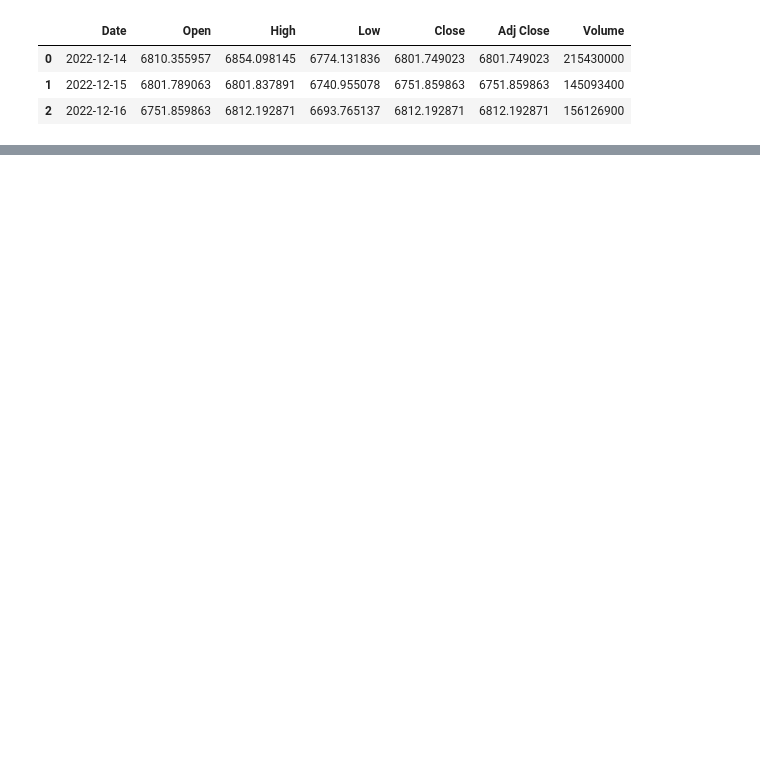
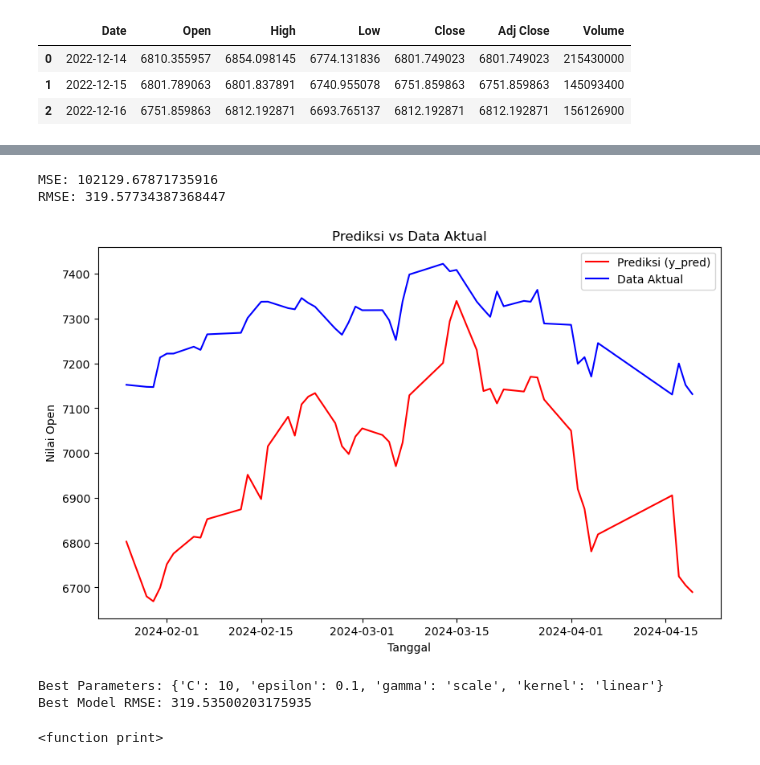
Before and after one commit to zyxn/stock_forecast_sentiment, a Jupyter notebook: notebooks/v1-wdy-svm.ipynb, the cells around one changed output, grey strips where cells are left out. Saved outputs shown, nothing was run; the diff lists cells and outputs as text; code cells hidden in the pictures; blank space fills up the shorter version.

```diff
--- a/notebooks/v1-wdy-svm.ipynb
+++ b/notebooks/v1-wdy-svm.ipynb
@@ -15,0 +185,5 @@ data.head(3)
+# %%
+scaled_val_data = scaler.fit_transform(validation_data)
+
+# Konversi data yang telah dinormalisasi kembali ke dalam DataFrame
+scaled_val_data = pd.DataFrame(scaled_val_data, columns=validation_data.columns)
@@ -15,0 +211,61 @@ data.head(3)
+# %%
+y_val_scaled = scaled_val_data[["Open(t)"]]  # Ambil kolom Open(t) sebagai target
+X_val_scaled = scaled_val_data.drop(["Open(t)", "Close(t)", "High(t)", "Low(t)", "Adj Close(t)"], axis=1)
+# %%
+y_val_pred = model_svm.predict(X_val_scaled)
+# %%
+mse = np.mean((y_val_pred - validation_data['Open(t)'])**2)
+
+# Menghitung Root Mean Squared Error (RMSE)
+rmse = np.sqrt(mse)
+
+print("MSE:", mse)
+print("RMSE:", rmse)
+# %% [output]
+MSE: 102129.67871735916
+RMSE: 319.57734387368447
+# %%
+import matplotlib.pyplot as plt
+
+# Plot hasil prediksi (y_pred) dan data aktual (train_data['Open(t)'])
+plt.figure(figsize=(10, 6))
+plt.plot(validation_data.index, y_val_pred, label='Prediksi (y_pred)', color='red')
+plt.plot(validation_data.index, validation_data['Open(t)'], label='Data Aktual', color='blue')
+plt.xlabel('Tanggal')
+plt.ylabel('Nilai Open')
+plt.title('Prediksi vs Data Aktual')
+plt.legend()
+plt.show()
+# %% [output]
+[figure, added]
+# %%
+from sklearn.model_selection import train_test_split, GridSearchCV
+# Define model
+model = SVR()
+param_grid = {
+    'kernel': ['linear', 'rbf'],
+    'C': [0.1, 1, 10],
+    'epsilon': [0.1, 0.01, 0.001],
+    'gamma': ['scale', 'auto']
+}
+
+# Initialize GridSearchCV
+grid_search = GridSearchCV(model, param_grid, cv=5, scoring='neg_mean_squared_error', n_jobs=-1)
+
+# Perform hyperparameter tuning
+grid_search.fit(X_train_scaled, train_data['Open(t)'])
+
+# Get the best parameters and best estimator
+best_params = grid_search.best_params_
+best_model = grid_search.best_estimator_
+
+# Evaluate the best model
+y_pred = best_model.predict(X_val_scaled)
+rmse = mean_squared_error(validation_data['Open(t)'], y_pred,squared=False)
+print("Best Parameters:", best_params)
+print("Best Model RMSE:", rmse)
+print
+# %% [output]
+Best Parameters: {'C': 10, 'epsilon': 0.1, 'gamma': 'scale', 'kernel': 'linear'}
+Best Model RMSE: 319.53500203175935
+<function print>
```
Also changed, not shown: parts of 14 cells of this notebook.
